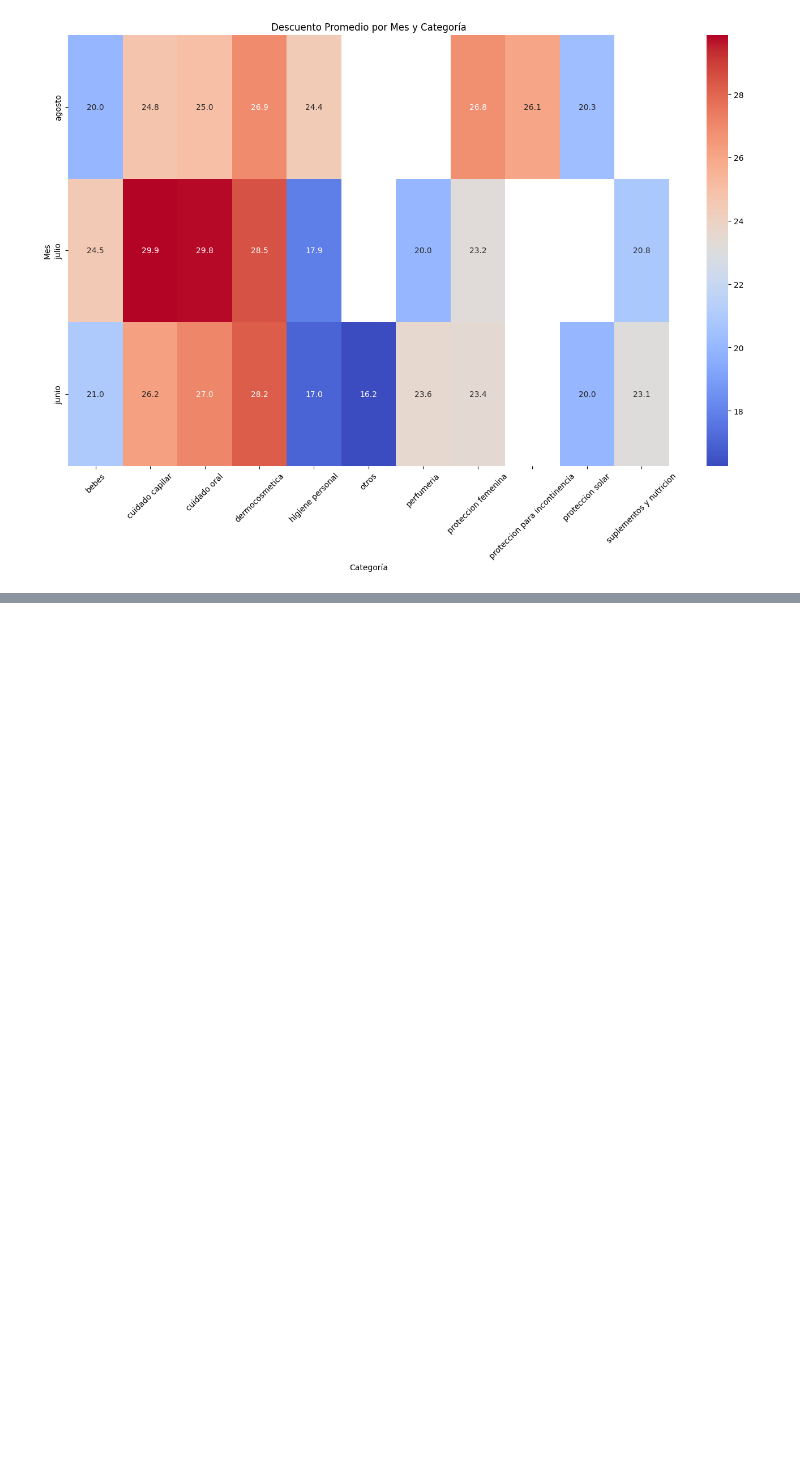
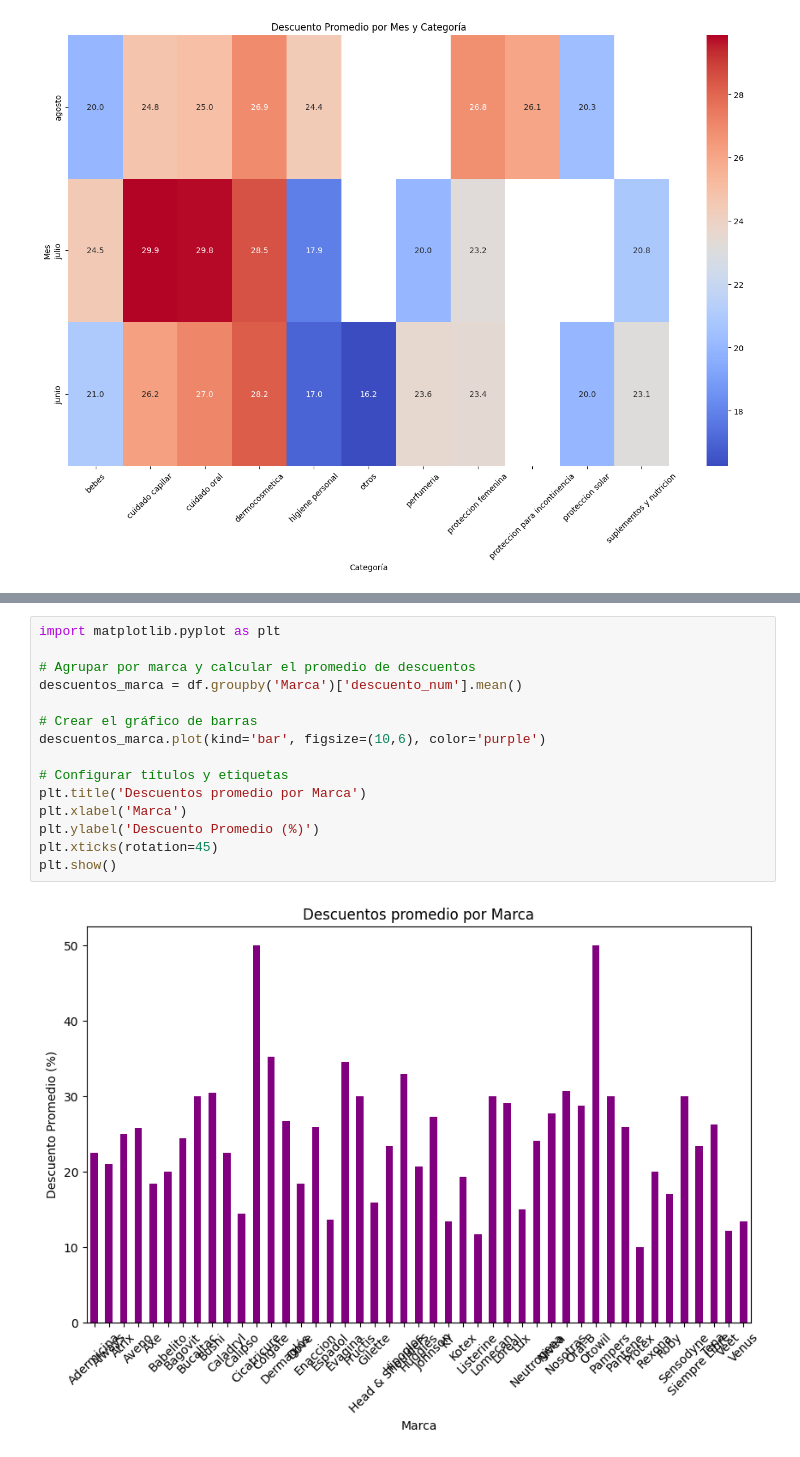
Before and after one commit to manuhanono/Proyecto-Final-Gondolieri, a Jupyter notebook: eda_base.ipynb, the cells around one changed output, grey strips where cells are left out. Saved outputs shown, nothing was run; the diff lists cells and outputs as text; blank space fills up the shorter version.

```diff
--- a/eda_base.ipynb
+++ b/eda_base.ipynb
@@ -373,0 +512,17 @@ plt.show()
+# %%
+import matplotlib.pyplot as plt
+
+# Agrupar por marca y calcular el promedio de descuentos
+descuentos_marca = df.groupby('Marca')['descuento_num'].mean()
+
+# Crear el gráfico de barras
+descuentos_marca.plot(kind='bar', figsize=(10,6), color='purple')
+
+# Configurar títulos y etiquetas
+plt.title('Descuentos promedio por Marca')
+plt.xlabel('Marca')
+plt.ylabel('Descuento Promedio (%)')
+plt.xticks(rotation=45)
+plt.show()
+# %% [output]
+[figure, added]
```
Also changed, not shown: parts of 6 cells of this notebook.
